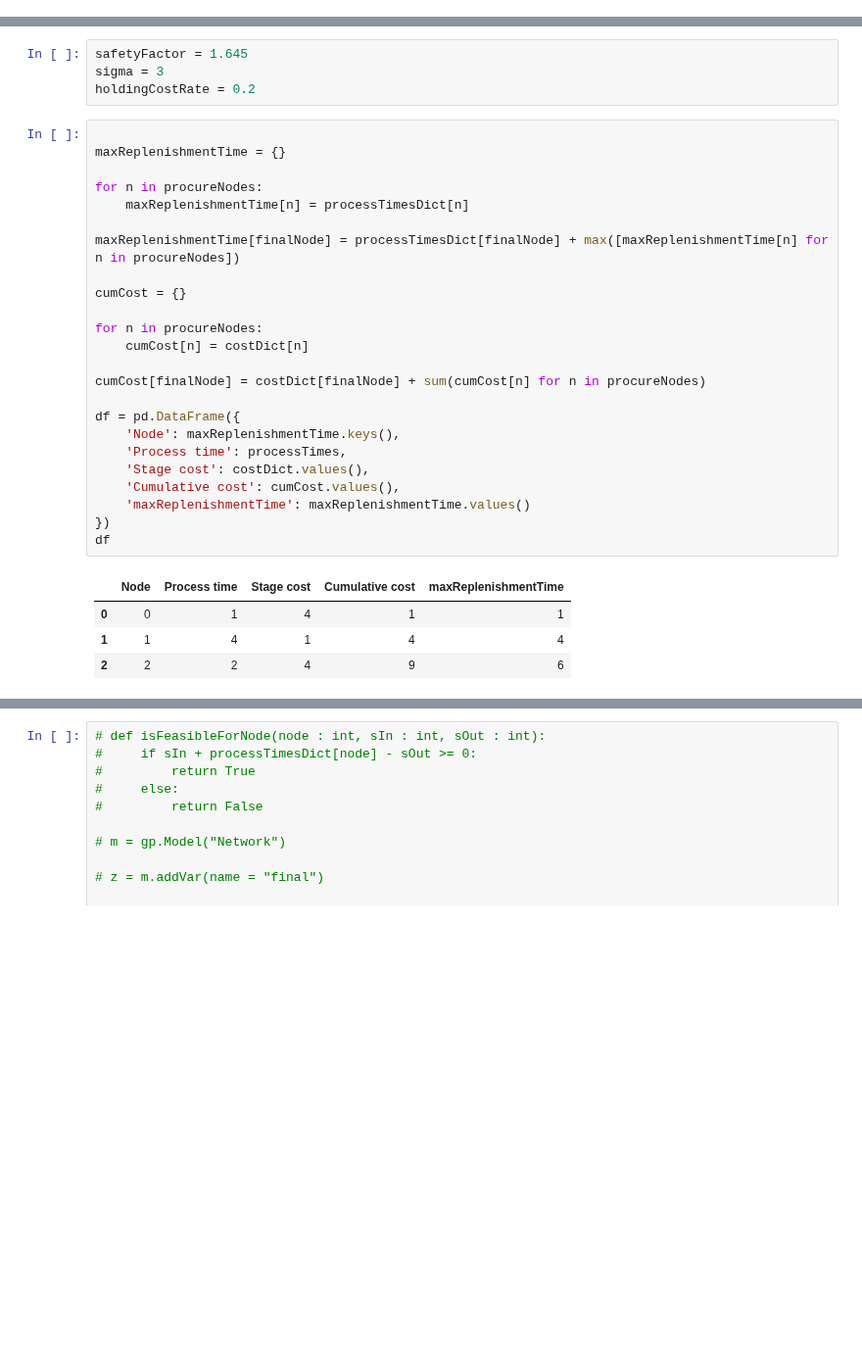
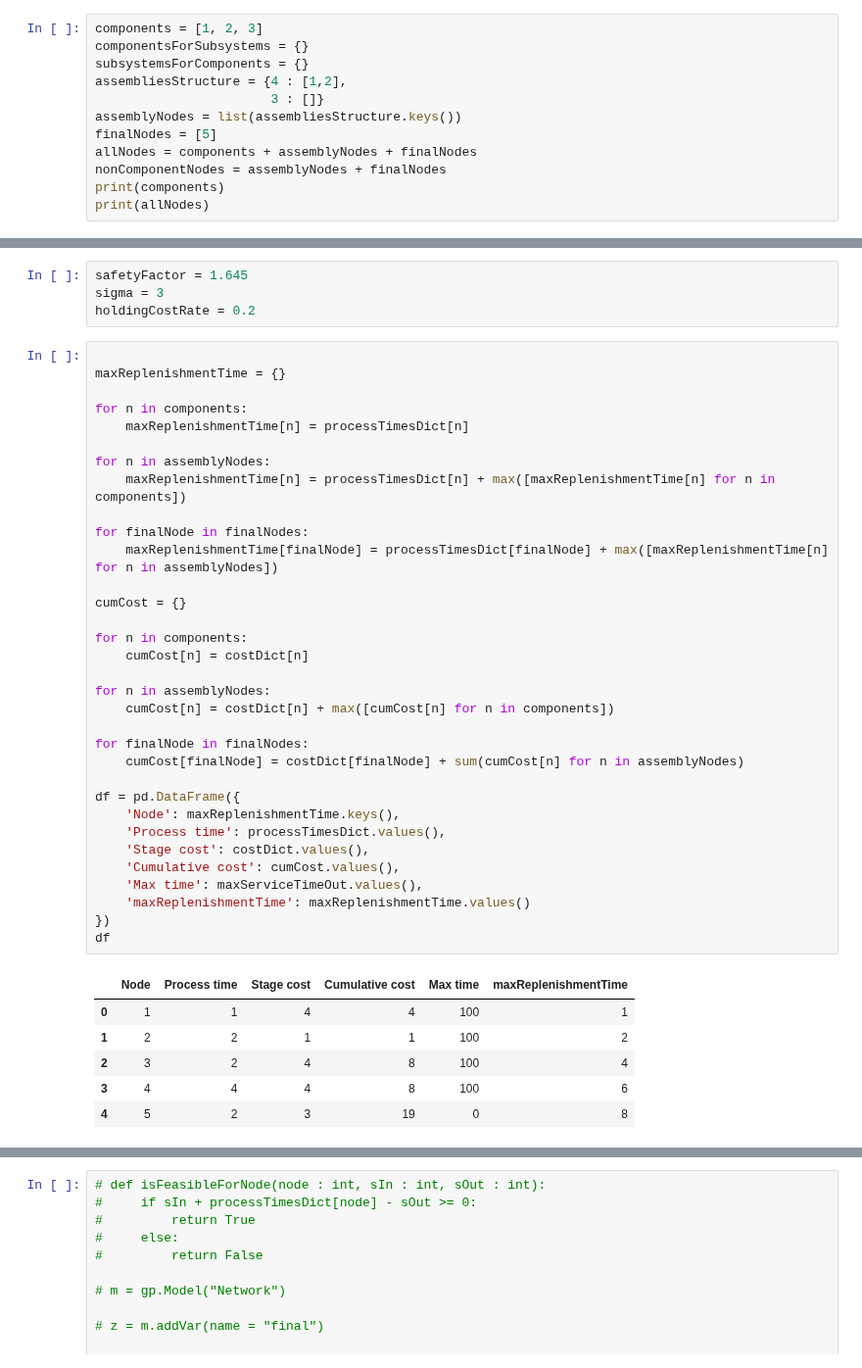
Before and after one commit to hmedal/sae-dsc-hmedal, a Jupyter notebook: examples/dynamic-programming.ipynb, the cells around one changed output, grey strips where cells are left out. Shown at 98% size. Cells and saved outputs as stored; diff of their text form; blank space fills up the shorter version.

```diff
--- a/examples/dynamic-programming.ipynb
+++ b/examples/dynamic-programming.ipynb
@@ -22,3 +22,15 @@ import saedfsc
 # %%
 numAssemblyOptions = 2
 numSuppliersPerPart = 2
+# %%
+components = [1, 2, 3]
+componentsForSubsystems = {}
+subsystemsForComponents = {}
+assembliesStructure = {4 : [1,2],
+                       3 : []}
+assemblyNodes = list(assembliesStructure.keys())
+finalNodes = [5]
+allNodes = components + assemblyNodes + finalNodes
+nonComponentNodes = assemblyNodes + finalNodes
+print(components)
+print(allNodes)
@@ -65,32 +146,43 @@ holdingCostRate = 0.2
 # %%
 
 maxReplenishmentTime = {}
 
-for n in procureNodes:
+for n in components:
     maxReplenishmentTime[n] = processTimesDict[n]
 
-maxReplenishmentTime[finalNode] = processTimesDict[finalNode] + max([maxReplenishmentTime[n] for n in procureNodes])
+for n in assemblyNodes:
+    maxReplenishmentTime[n] = processTimesDict[n] + max([maxReplenishmentTime[n] for n in components])
+
+for finalNode in finalNodes:
+    maxReplenishmentTime[finalNode] = processTimesDict[finalNode] + max([maxReplenishmentTime[n] for n in assemblyNodes])
 
 cumCost = {}
 
-for n in procureNodes:
+for n in components:
     cumCost[n] = costDict[n]
 
-cumCost[finalNode] = costDict[finalNode] + sum(cumCost[n] for n in procureNodes)
+for n in assemblyNodes:
+    cumCost[n] = costDict[n] + max([cumCost[n] for n in components])
+
+for finalNode in finalNodes:
+    cumCost[finalNode] = costDict[finalNode] + sum(cumCost[n] for n in assemblyNodes)
 
 df = pd.DataFrame({
     'Node': maxReplenishmentTime.keys(),
-    'Process time': processTimes,
+    'Process time': processTimesDict.values(),
     'Stage cost': costDict.values(),
     'Cumulative cost': cumCost.values(),
+    'Max time': maxServiceTimeOut.values(),
     'maxReplenishmentTime': maxReplenishmentTime.values()
 })
 df
 # %% [output]
-|  | Node | Process time | Stage cost | Cumulative cost | maxReplenishmentTime |
-| 0 | 0 | 1 | 4 | 1 | 1 |
-| 1 | 1 | 4 | 1 | 4 | 4 |
-| 2 | 2 | 2 | 4 | 9 | 6 |
+|  | Node | Process time | Stage cost | Cumulative cost | Max time | maxReplenishmentTime |
+| 0 | 1 | 1 | 4 | 4 | 100 | 1 |
+| 1 | 2 | 2 | 1 | 1 | 100 | 2 |
+| 2 | 3 | 2 | 4 | 8 | 100 | 4 |
+| 3 | 4 | 4 | 4 | 8 | 100 | 6 |
+| 4 | 5 | 2 | 3 | 19 | 0 | 8 |
 # %%
 
 def get_sIn_range_for_g_fn(node : int):
```
Also changed, not shown: parts of 7 cells of this notebook, 1 other file.
